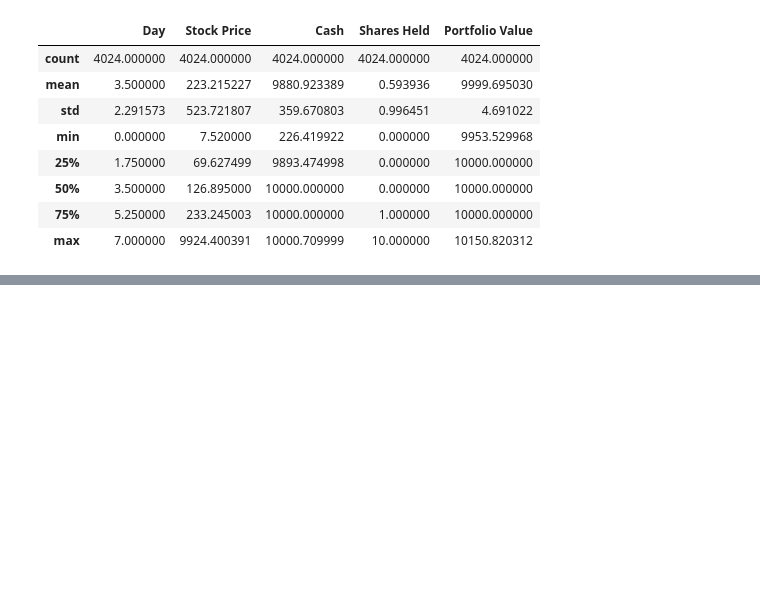
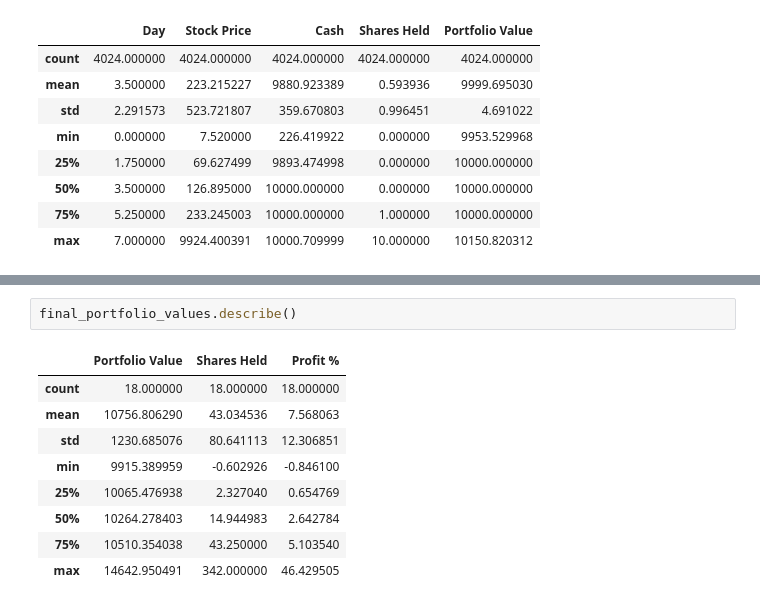
Before and after one commit to uniquedapoet/StockTradingModel, a Jupyter notebook: model_decision_EDA.ipynb, the cells around one changed output, grey strips where cells are left out. Saved outputs shown, nothing was run; the diff lists cells and outputs as text; blank space fills up the shorter version.

```diff
--- a/model_decision_EDA.ipynb
+++ b/model_decision_EDA.ipynb
@@ -293,0 +204,12 @@ x_train
+# %%
+final_portfolio_values.describe()
+# %% [output]
+|  | Portfolio Value | Shares Held | Profit % |
+| count | 18.000000 | 18.000000 | 18.000000 |
+| mean | 10756.806290 | 43.034536 | 7.568063 |
+| std | 1230.685076 | 80.641113 | 12.306851 |
+| min | 9915.389959 | -0.602926 | -0.846100 |
+| 25% | 10065.476938 | 2.327040 | 0.654769 |
+| 50% | 10264.278403 | 14.944983 | 2.642784 |
+| 75% | 10510.354038 | 43.250000 | 5.103540 |
+| max | 14642.950491 | 342.000000 | 46.429505 |
```
Also changed, not shown: parts of 21 cells of this notebook, 3 other files.
